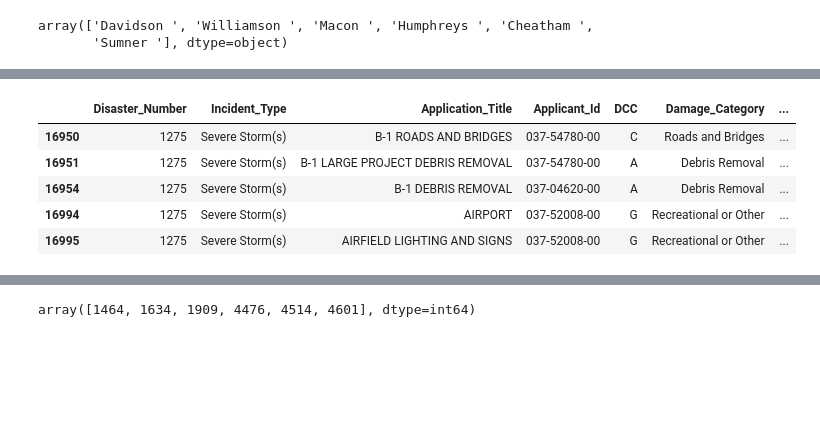
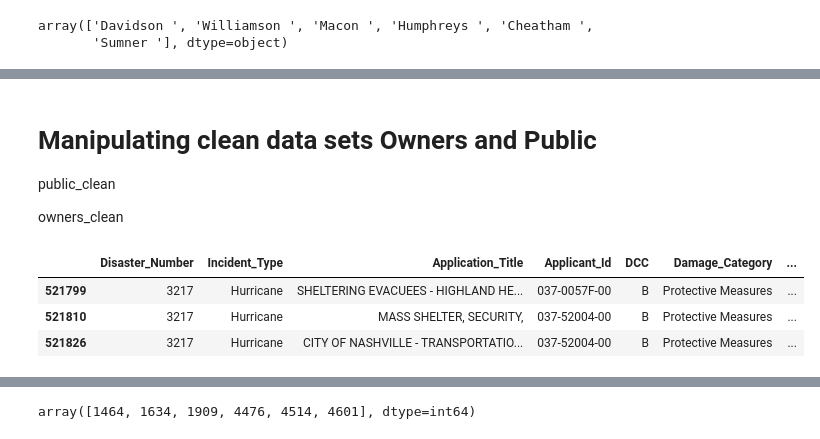
Before and after one commit to mjlintemu/Nashville_Community_Resources, a Jupyter notebook: data/matthew_capstone.ipynb, the cells around one changed output, grey strips where cells are left out. Saved outputs shown, nothing was run; the diff lists cells and outputs as text; code cells hidden in the pictures; blank space fills up the shorter version.

```diff
--- a/data/matthew_capstone.ipynb
+++ b/data/matthew_capstone.ipynb
@@ -269,9 +286,13 @@ owners_davidson_5.head()
+# %% [markdown]
+# Manipulating clean data sets Owners and Public
+public_clean
+
+owners_clean
 # %%
-public_clean.head()
+public_clean_hurr = public_clean[public_clean['Disaster_Number']==3217]
+public_clean_hurr
 # %% [output]
 |  | Disaster_Number | Incident_Type | Application_Title | Applicant_Id | DCC | Damage_Category | ... |
-| 16950 | 1275 | Severe Storm(s) | B-1 ROADS AND BRIDGES | 037-54780-00 | C | Roads and Bridges | ... |
-| 16951 | 1275 | Severe Storm(s) | B-1 LARGE PROJECT DEBRIS REMOVAL | 037-54780-00 | A | Debris Removal | ... |
-| 16954 | 1275 | Severe Storm(s) | B-1 DEBRIS REMOVAL | 037-04620-00 | A | Debris Removal | ... |
-| 16994 | 1275 | Severe Storm(s) | AIRPORT | 037-52008-00 | G | Recreational or Other | ... |
-| 16995 | 1275 | Severe Storm(s) | AIRFIELD LIGHTING AND SIGNS | 037-52008-00 | G | Recreational or Other | ... |
+| 521799 | 3217 | Hurricane | SHELTERING EVACUEES - HIGHLAND HE... | 037-0057F-00 | B | Protective Measures | ... |
+| 521810 | 3217 | Hurricane | MASS SHELTER, SECURITY, | 037-52004-00 | B | Protective Measures | ... |
+| 521826 | 3217 | Hurricane | CITY OF NASHVILLE - TRANSPORTATIO... | 037-52004-00 | B | Protective Measures | ... |
```
Also changed, not shown: parts of 5 cells of this notebook.
